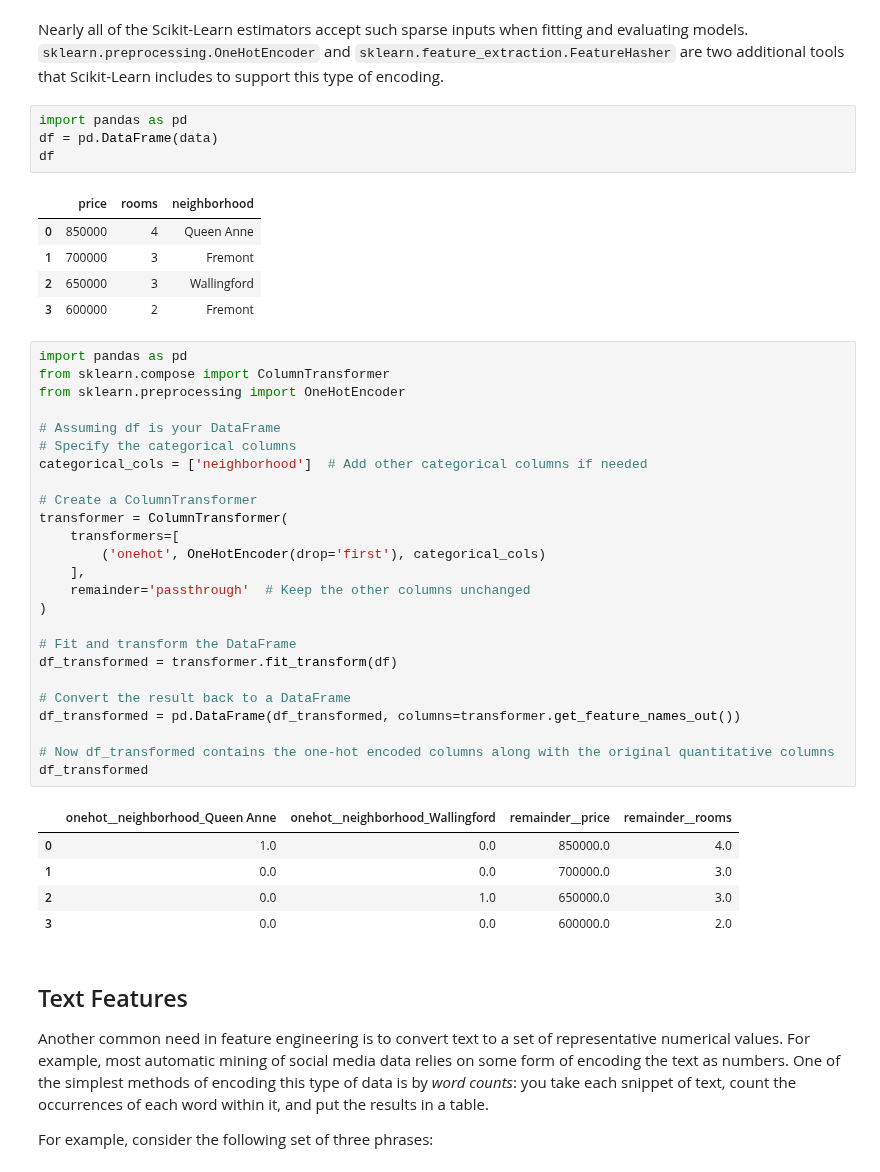
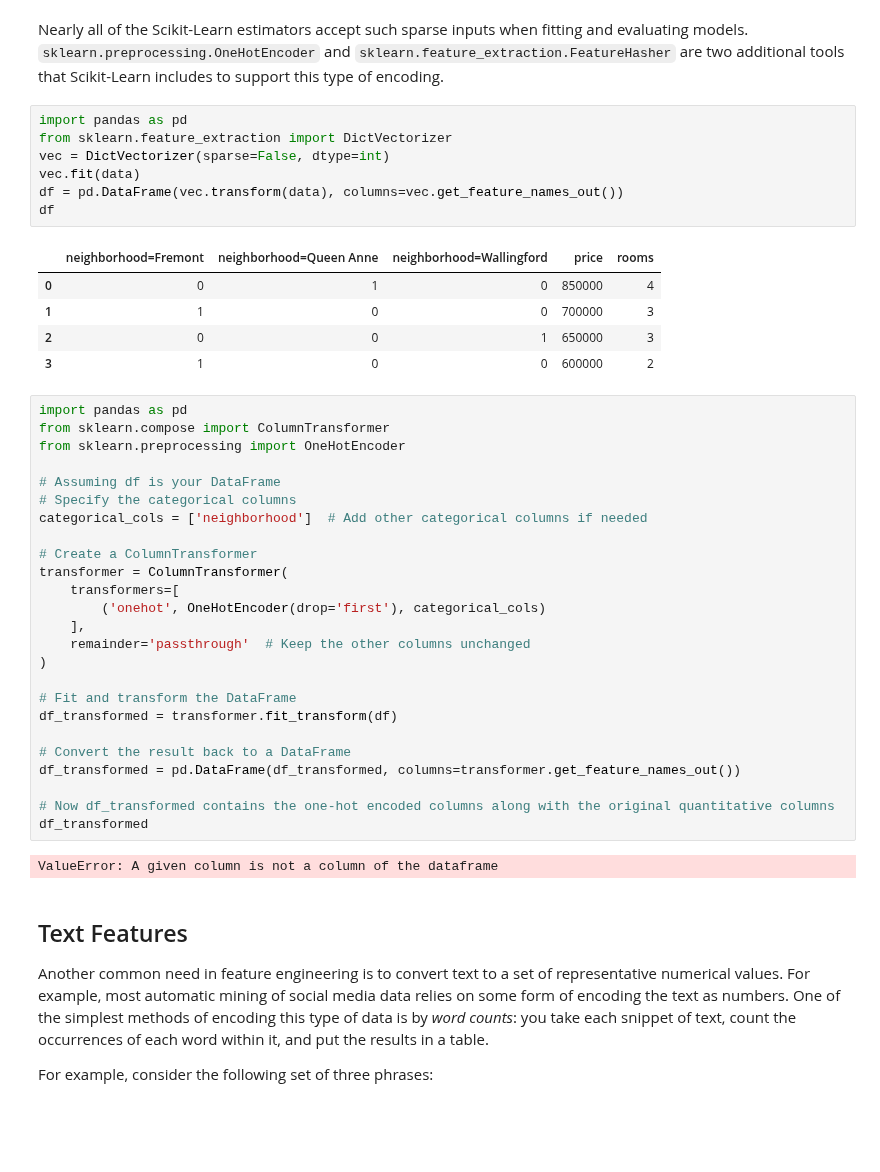
Before and after one commit to bertramwooster/PythonDataScienceHandbook, a Jupyter notebook: notebooks/05.04-Feature-Engineering.ipynb, the cells around one changed output. Cells and saved outputs as stored; diff of their text form; blank space fills up the shorter version.

```diff
--- a/notebooks/05.04-Feature-Engineering.ipynb
+++ b/notebooks/05.04-Feature-Engineering.ipynb
@@ -75,14 +75,17 @@ print(vec.fit_transform(data))
 Nearly all of the Scikit-Learn estimators accept such sparse inputs when fitting and evaluating models. `sklearn.preprocessing.OneHotEncoder` and `sklearn.feature_extraction.FeatureHasher` are two additional tools that Scikit-Learn includes to support this type of encoding.
 # %%
 import pandas as pd
-df = pd.DataFrame(data)
+from sklearn.feature_extraction import DictVectorizer
+vec = DictVectorizer(sparse=False, dtype=int)
+vec.fit(data)
+df = pd.DataFrame(vec.transform(data), columns=vec.get_feature_names_out())
 df
 # %% [output]
-|  | price | rooms | neighborhood |
-| 0 | 850000 | 4 | Queen Anne |
-| 1 | 700000 | 3 | Fremont |
-| 2 | 650000 | 3 | Wallingford |
-| 3 | 600000 | 2 | Fremont |
+|  | neighborhood=Fremont | neighborhood=Queen Anne | neighborhood=Wallingford | price | rooms |
+| 0 | 0 | 1 | 0 | 850000 | 4 |
+| 1 | 1 | 0 | 0 | 700000 | 3 |
+| 2 | 0 | 0 | 1 | 650000 | 3 |
+| 3 | 1 | 0 | 0 | 600000 | 2 |
 # %%
 import pandas as pd
 from sklearn.compose import ColumnTransformer
@@ -109,11 +112,7 @@ df_transformed = pd.DataFrame(df_transformed, columns=transformer.get_feature_na
 # Now df_transformed contains the one-hot encoded columns along with the original quantitative columns
 df_transformed
 # %% [output]
-|  | onehot__neighborhood_Queen Anne | onehot__neighborhood_Wallingford | remainder__price | remainder__rooms |
-| 0 | 1.0 | 0.0 | 850000.0 | 4.0 |
-| 1 | 0.0 | 0.0 | 700000.0 | 3.0 |
-| 2 | 0.0 | 1.0 | 650000.0 | 3.0 |
-| 3 | 0.0 | 0.0 | 600000.0 | 2.0 |
+ValueError: A given column is not a column of the dataframe
 # %% [markdown]
 ## Text Features
 
```
Also changed, not shown: parts of 6 cells of this notebook, 3 other files.
